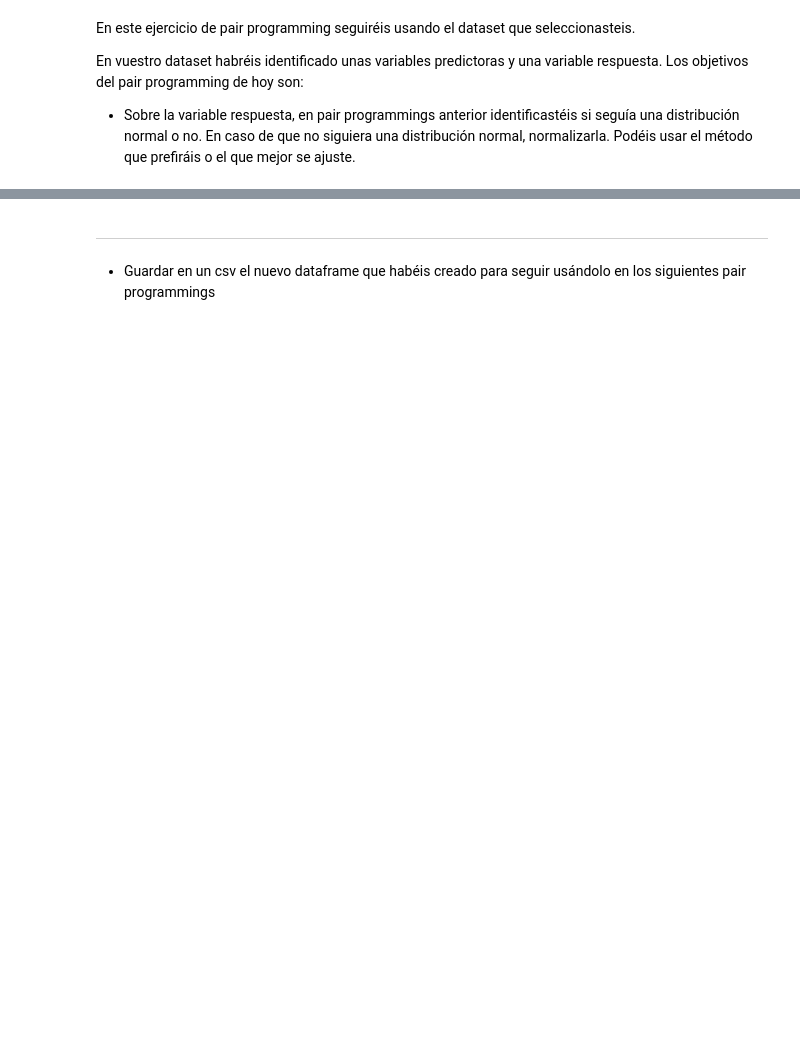
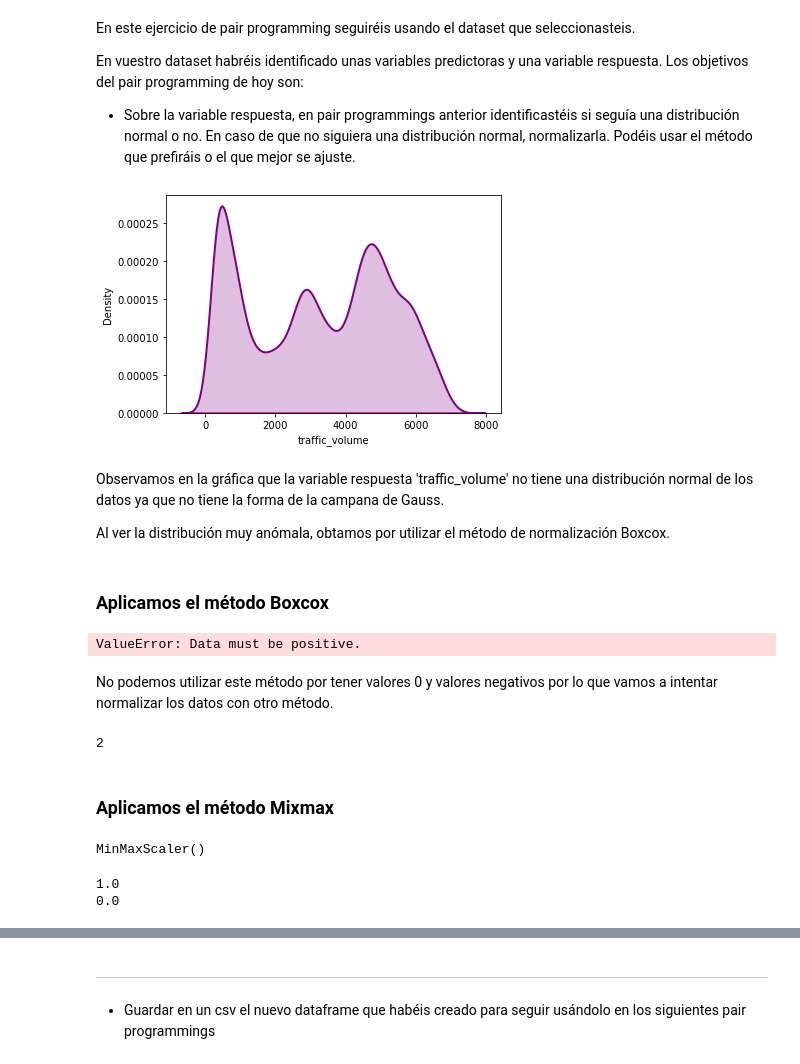
Before and after one commit to Adalab/DA-promo-c-modulo-3-sprint-1-Mina-Mai, a Jupyter notebook: Regresion_lineal/pp_regresion_lineal_V.ipynb, the cells around one changed output, grey strips where cells are left out. Saved outputs shown, nothing was run; the diff lists cells and outputs as text; code cells hidden in the pictures; blank space fills up the shorter version.

```diff
--- a/Regresion_lineal/pp_regresion_lineal_V.ipynb
+++ b/Regresion_lineal/pp_regresion_lineal_V.ipynb
@@ -18,3 +24,23 @@ En este ejercicio de pair programming seguiréis usando el dataset que seleccion
 
 En vuestro dataset habréis identificado unas variables predictoras y una variable respuesta. Los objetivos del pair programming de hoy son:
 - Sobre la variable respuesta, en pair programmings anterior identificastéis si seguía una distribución normal o no. En caso de que no siguiera una distribución normal, normalizarla. Podéis usar el método que prefiráis o el que mejor se ajuste.
+# %%
+sns.distplot(df['traffic_volume'], hist= False, color= 'purple', kde_kws= {"shade": True, "linewidth": 2});
+# %% [output]
+[figure, added]
+# %% [markdown]
+Observamos en la gráfica que la variable respuesta 'traffic_volume' no tiene una distribución normal de los datos ya que no tiene la forma de la campana de Gauss.
+
+Al ver la distribución muy anómala, obtamos por utilizar el método de normalización Boxcox.
+# %% [markdown]
+### Aplicamos el método Boxcox
+# %%
+df['traffic_box'], lambda_ajustada = stats.boxcox(df['traffic_volume'])
+# %% [output]
+ValueError: Data must be positive.
+# %% [markdown]
+No podemos utilizar este método por tener valores 0 y valores negativos por lo que vamos a intentar normalizar los datos con otro método.
+# %%
+df['traffic_volume'].isin([0]).sum() #tenemos dos registros con valor 0
+# %% [output]
+2
@@ -20,0 +49,2 @@ En vuestro dataset habréis identificado unas variables predictoras y una variab
+# %% [markdown]
+### Aplicamos el método Mixmax
@@ -20,0 +54,4 @@ En vuestro dataset habréis identificado unas variables predictoras y una variab
+# %%
+minmax.fit(df[['traffic_volume']])
+# %% [output]
+MinMaxScaler()
@@ -20,0 +60,6 @@ En vuestro dataset habréis identificado unas variables predictoras y una variab
+# %%
+print(x_normalizada.max())
+print(x_normalizada.min())
+# %% [output]
+1.0
+0.0
```
Also changed, not shown: parts of 13 cells of this notebook, 7 other files.
